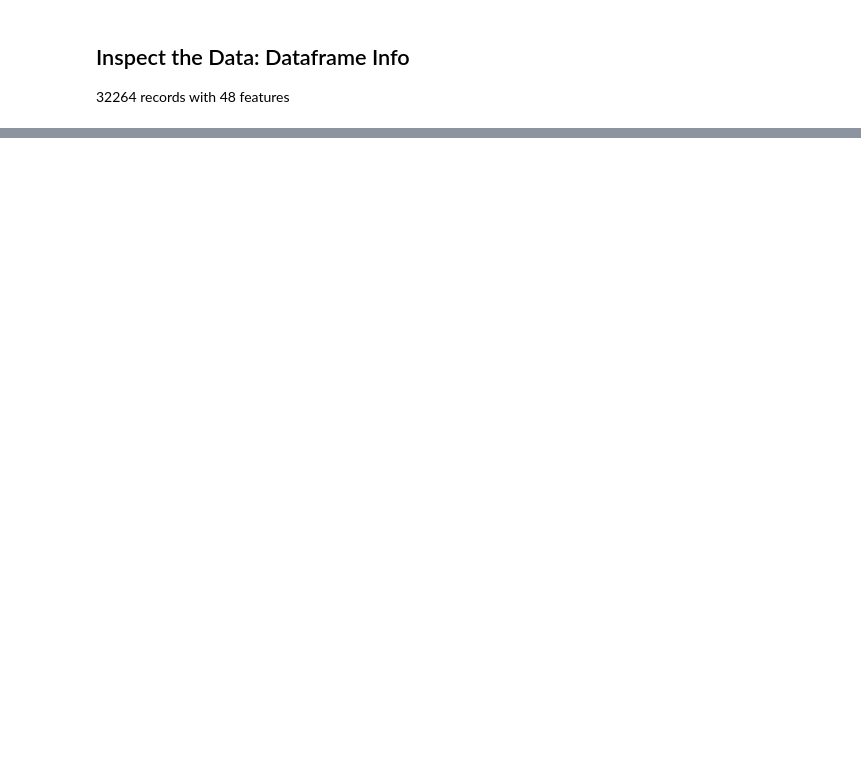
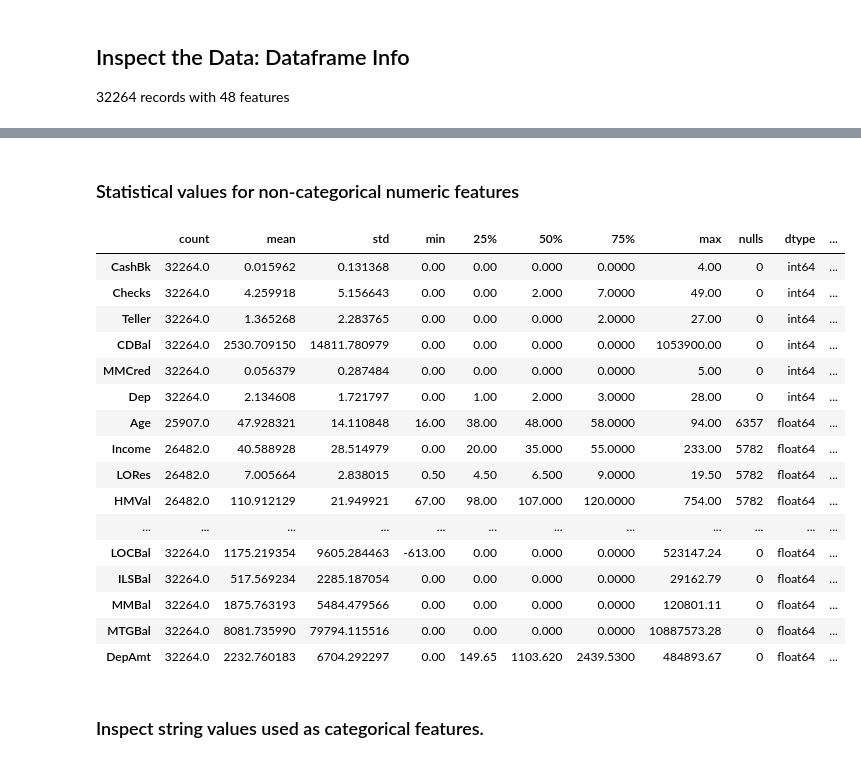
Before and after one commit to acntspell/uncg_ism647_ml1_assignment, a Jupyter notebook: ism647_ML1.ipynb, the cells around one changed output, grey strips where cells are left out. Cells and saved outputs as stored; diff of their text form; code cells hidden in the pictures; blank space fills up the shorter version.

Commit message:
added functions for cleaning tasks

```diff
--- a/ism647_ML1.ipynb
+++ b/ism647_ML1.ipynb
@@ -138,6 +33,0 @@ Inv            0   float64
-# %%
-# in df, select features in variance dataframe and change their data type to int64
-df[variance.index] = df[variance.index].astype('int64')
-
-# print data type of the features in variance dataframe to confirm they have been changed
-print(df[variance.index].dtypes)
@@ -145,0 +34,27 @@ IntCastingNaNError: Cannot convert non-finite values (NA or inf) to integer
+# %%
+# create function to describe numeric data to include the number of nulls and data type
+
+def describe_with_nulls_and_dtype(num_df):
+    # Get the basic description.
+    description = num_df.describe(include='all').T  # Transpose for better readability
+
+    # Calculate the number of nulls for each column.
+    null_counts = num_df.isnull().sum()
+
+    # Get the data types of each column.
+    dtypes = num_df.dtypes
+
+    # Add the null counts and data types to the description.
+    description['nulls'] = null_counts
+    description['dtype'] = dtypes
+
+    # Sort by data type, then by number of nulls.
+    description = description.sort_values(['dtype', 'nulls'], ascending=[True, False])
+
+    # add percentage of nulls to the description
+    description['percent_null'] = description['nulls'] / num_df.shape[0]
+
+    # add the variance to the description
+    description['variance'] = num_df.var().astype('int64')
+
+    return description
@@ -145,0 +87,29 @@ IntCastingNaNError: Cannot convert non-finite values (NA or inf) to integer
+# %% [markdown]
+### Statistical values for non-categorical numeric features
+# %%
+# select numeric columns not included in the int_cat_features
+num_features = df.select_dtypes(include=['int64', 'float64'])
+num_features = num_features.loc[:, num_features.nunique() > 2]
+
+# print statistical summary of the data for numerical features
+describe_with_nulls_and_dtype(num_features)
+# %% [output]
+|  | count | mean | std | min | 25% | 50% | 75% | max | nulls | dtype | ... |
+| CashBk | 32264.0 | 0.015962 | 0.131368 | 0.00 | 0.00 | 0.000 | 0.0000 | 4.00 | 0 | int64 | ... |
+| Checks | 32264.0 | 4.259918 | 5.156643 | 0.00 | 0.00 | 2.000 | 7.0000 | 49.00 | 0 | int64 | ... |
+| Teller | 32264.0 | 1.365268 | 2.283765 | 0.00 | 0.00 | 0.000 | 2.0000 | 27.00 | 0 | int64 | ... |
+| CDBal | 32264.0 | 2530.709150 | 14811.780979 | 0.00 | 0.00 | 0.000 | 0.0000 | 1053900.00 | 0 | int64 | ... |
+| MMCred | 32264.0 | 0.056379 | 0.287484 | 0.00 | 0.00 | 0.000 | 0.0000 | 5.00 | 0 | int64 | ... |
+| Dep | 32264.0 | 2.134608 | 1.721797 | 0.00 | 1.00 | 2.000 | 3.0000 | 28.00 | 0 | int64 | ... |
+| Age | 25907.0 | 47.928321 | 14.110848 | 16.00 | 38.00 | 48.000 | 58.0000 | 94.00 | 6357 | float64 | ... |
+| Income | 26482.0 | 40.588928 | 28.514979 | 0.00 | 20.00 | 35.000 | 55.0000 | 233.00 | 5782 | float64 | ... |
+| LORes | 26482.0 | 7.005664 | 2.838015 | 0.50 | 4.50 | 6.500 | 9.0000 | 19.50 | 5782 | float64 | ... |
+| HMVal | 26482.0 | 110.912129 | 21.949921 | 67.00 | 98.00 | 107.000 | 120.0000 | 754.00 | 5782 | float64 | ... |
+| ... | ... | ... | ... | ... | ... | ... | ... | ... | ... | ... | ... |
+| LOCBal | 32264.0 | 1175.219354 | 9605.284463 | -613.00 | 0.00 | 0.000 | 0.0000 | 523147.24 | 0 | float64 | ... |
+| ILSBal | 32264.0 | 517.569234 | 2285.187054 | 0.00 | 0.00 | 0.000 | 0.0000 | 29162.79 | 0 | float64 | ... |
+| MMBal | 32264.0 | 1875.763193 | 5484.479566 | 0.00 | 0.00 | 0.000 | 0.0000 | 120801.11 | 0 | float64 | ... |
+| MTGBal | 32264.0 | 8081.735990 | 79794.115516 | 0.00 | 0.00 | 0.000 | 0.0000 | 10887573.28 | 0 | float64 | ... |
+| DepAmt | 32264.0 | 2232.760183 | 6704.292297 | 0.00 | 149.65 | 1103.620 | 2439.5300 | 484893.67 | 0 | float64 | ... |
+# %% [markdown]
+### Inspect string values used as categorical features.
```
Also changed, not shown: parts of 12 cells of this notebook.
